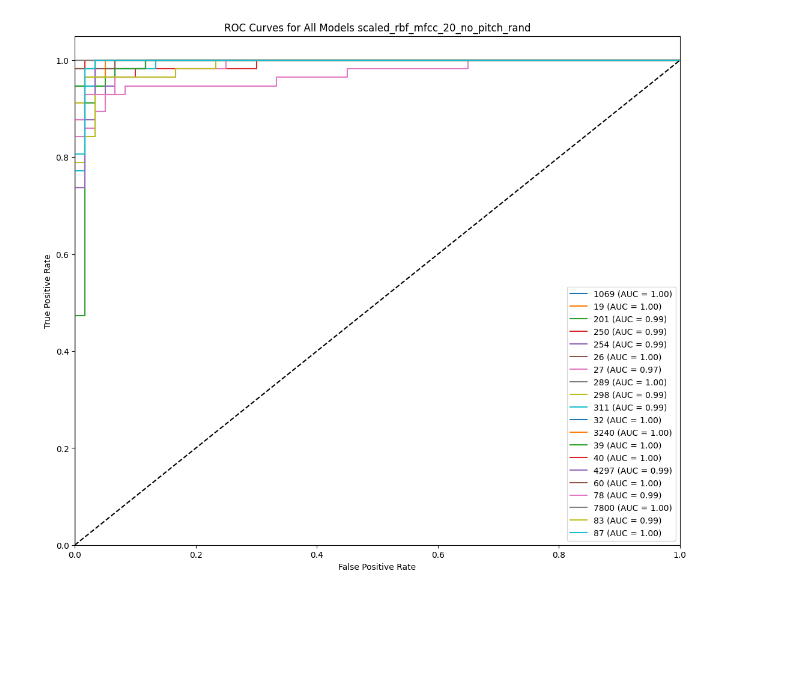
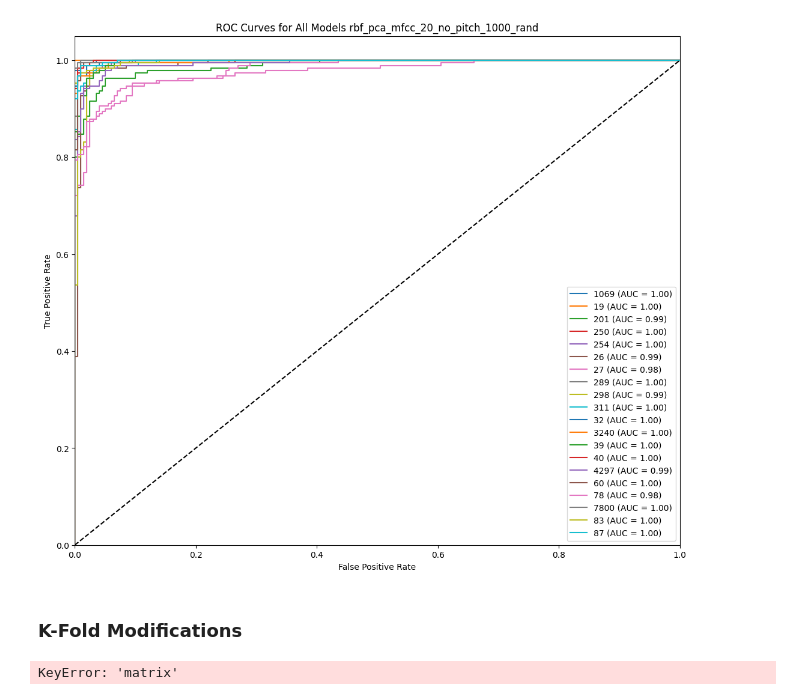
Before and after one commit to 0dink/BioMed_project, a Jupyter notebook: code/final_v3/evaluate_SVM.ipynb, the cells around one changed output. Cells and saved outputs as stored; diff of their text form; code cells hidden in the pictures; blank space fills up the shorter version.

```diff
--- a/code/final_v3/evaluate_SVM.ipynb
+++ b/code/final_v3/evaluate_SVM.ipynb
@@ -36,7 +37,7 @@ def scale_features(data_dict):
 
     return scaled_data_dict
 # %%
-features = "mfcc_20_no_pitch_rand"
+features = "pca_mfcc_20_no_pitch_1000_rand"
 
 with open(f"../../data/extracted_features_v2/{features}.pickle", "rb") as file:
    mfcc_stats_dict = pickle.load(file)
@@ -45,7 +46,6 @@ if "pca" not in features:
    print("scaling performed")
    mfcc_stats_dict = scale_features(mfcc_stats_dict)
 
-
 for reader in mfcc_stats_dict.keys():
     print(f"reader: {reader} | # samples {len(mfcc_stats_dict[reader])}")
 # %% [output]
@@ -125,6 +128,9 @@ def generate_binary_test_set(data_dict, key):
 
     test_set = true_values.copy()  # Start with the list for the specified key
 
+    if isinstance(test_set, np.ndarray):
+        test_set = test_set.tolist()
+
     for k, v in data_dict.items():
         if k != key:  # Skip the list that corresponds to the key
             for i in random_indices:
@@ -140,7 +146,6 @@ def generate_metrics(model_dict, data_dict, key):
    """
 
    model = model_dict[key]
-   control_data = data_dict[key]
 
    # Concatenate data (assuming the data_dict is structured similarly to the original code)
    data, segments_length = generate_binary_test_set(data_dict, key)
@@ -252,7 +257,33 @@ def plot_roc_all(model_dict, data_dict, features_used="", save_dir=None):
     if save_dir:
         plt.savefig(os.path.join(save_dir, f"{features_used}.png"))
     plt.show()
-    plt.close()  # Close plot to prevent overlap in successive calls
+    plt.close()
+
+def plot_roc_cross_validation(metrics, save_dir=None):
+    """
+    Plots the ROC curve for cross-validation results.
+
+    Parameters:
+        metrics (list): A list of metrics dictionaries from cross-validation.
+        save_dir (str): Directory to save the plot.
+    """
+    plt.figure(figsize=(13, 11))
+
+    for fold_metrics in metrics:
+        plt.plot(fold_metrics['fpr'], fold_metrics['tpr'], label=f'AUC = {fold_metrics["roc_auc"]:.2f}')
+
+    plt.plot([0, 1], [0, 1], 'k--')  # Diagonal line for random chance
+    plt.xlim([0.0, 1.0])
+    plt.ylim([0.0, 1.05])
+    plt.xlabel('False Positive Rate')
+    plt.ylabel('True Positive Rate')
+    plt.title('ROC Curves for Cross-Validation')
+    plt.legend(loc="lower right")
+
+    if save_dir:
+        plt.savefig(save_dir)
+    plt.show()
+    plt.close()
 # %%
 def train_svm(train_dict, key):
     training_data, segments_length = generate_binary_test_set(train_dict, key)
@@ -269,11 +300,12 @@ def train_wrapper(train_dict):
 
     return(model_dict)
 # %%
-mfcc_stats_dict = scale_features(mfcc_stats_dict)
-train_data, test_data = partition_wrapper(mfcc_stats_dict, 300)
+train_data, test_data = partition_wrapper(mfcc_stats_dict, 1000)
 speaker_models = train_wrapper(train_data)
 # %%
-save_metrics(speaker_models, test_data, output_file=f"./metrics/SVM/scaled_rbf_{features}.txt")
-plot_roc_all(speaker_models, test_data, features_used=f"scaled_rbf_{features}", save_dir="./metrics/SVM/plots")
+save_metrics(speaker_models, test_data, output_file=f"./metrics/SVM/rbf_{features}.txt")
+plot_roc_all(speaker_models, test_data, features_used=f"rbf_{features}", save_dir="./metrics/SVM/plots")
 # %% [output]
-[figure, old version]
+[figure, new version]
+# %% [markdown]
+### K-Fold Modifications
@@ -279,0 +412,5 @@ plot_roc_all(speaker_models, test_data, features_used=f"scaled_rbf_{features}",
+# %%
+metrics = svm_cross_validate_wrapper(mfcc_stats_dict, 5)
+save_metrics_kfold(metrics)
+# %% [output]
+KeyError: 'matrix'
```
Also changed, not shown: parts of 4 cells of this notebook, 5 other files.
